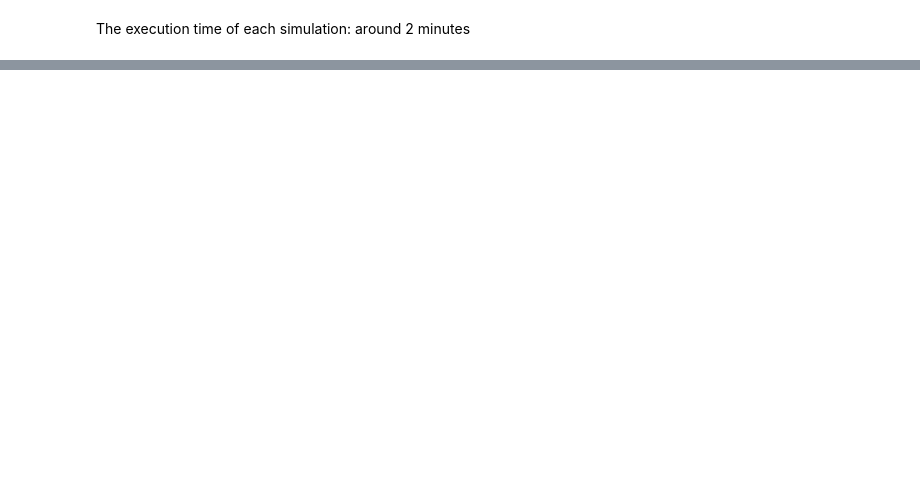
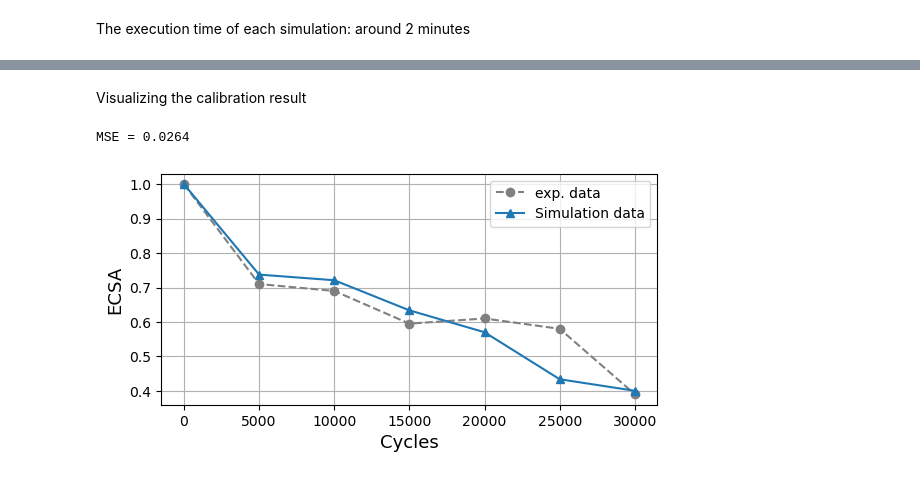
Before and after one commit to YuKwanH/DS-AlphaPEM, a Jupyter notebook: simulation/parameter calibration/micro scale/ECSA.ipynb, the cells around one changed output, grey strips where cells are left out. Cells and saved outputs as stored; diff of their text form; code cells hidden in the pictures; blank space fills up the shorter version.

Commit message:
calibration modules

```diff
--- a/simulation/parameter calibration/micro scale/ECSA.ipynb
+++ b/simulation/parameter calibration/micro scale/ECSA.ipynb
@@ -271,6 +286,14 @@ def objective(trial):
 # %% [markdown]
 The execution time of each simulation: around 2 minutes
 # %%
-study = optuna.create_study(direction="minimize")
-study.optimize(objective, n_trials=50)
+from optuna.pruners import MedianPruner
+
+# Each trial runs 7 sequential 30-000 s ODE integrations -- expect a few
+# minutes of wall time per trial. Pick a budget you can afford. The
+# objective above creates its own ccl() per trial, so n_jobs > 1 is safe.
+study = optuna.create_study(direction="minimize", pruner=MedianPruner())
+study.optimize(objective, n_trials=50, timeout=600, n_jobs=4)
+
+print("Best parameters:", study.best_params)
+print("Best objective:", study.best_value)
 # %% [output]
@@ -277,0 +314,24 @@ study.optimize(objective, n_trials=50)
+# %% [markdown]
+Visualizing the calibration result
+# %%
+model = ccl()
+for key, value in study.best_params.items():
+    model.parameters[key] = value
+sol_hist = []
+x = [0] + [0]*len(r_m) + model.prd0.tolist()
+for i_cycle in range(7):
+        sol = solve_ivp(fun=model.dxdt, y0=x, t_span=(0, 5000*6), method="BDF")
+        sol_hist.append(sol)
+        x = sol.y[:, -1]
+sim_data = [1]+[(trapezoid(y=(r_m ** 2) * sol_hist[i_sol+1].y[-len(r_m):,-1], x=r_m))/(trapezoid(y=(r_m ** 2) * model.prd0, x=r_m)) for i_sol in range(len(sol_hist)-1)]
+plt.figure(figsize=(6.4,3))
+plt.plot([x*5000 for x in range(7)], exp_data, linestyle='--', marker='o', label = "exp. data", color = "grey")
+plt.plot([x*5000 for x in range(7)], sim_data, label = "Simulation data", marker = "^")
+plt.legend()
+plt.xlabel("Cycles",fontsize=13)
+plt.ylabel("ECSA",fontsize=13)
+plt.grid()
+print(f"MSE = {np.sum((np.array(exp_data) - np.array(sim_data)) ** 2):.4f}")
+# %% [output]
+MSE = 0.0264
+[figure, added]
```
Also changed, not shown: parts of 8 cells of this notebook, 31 other files.
